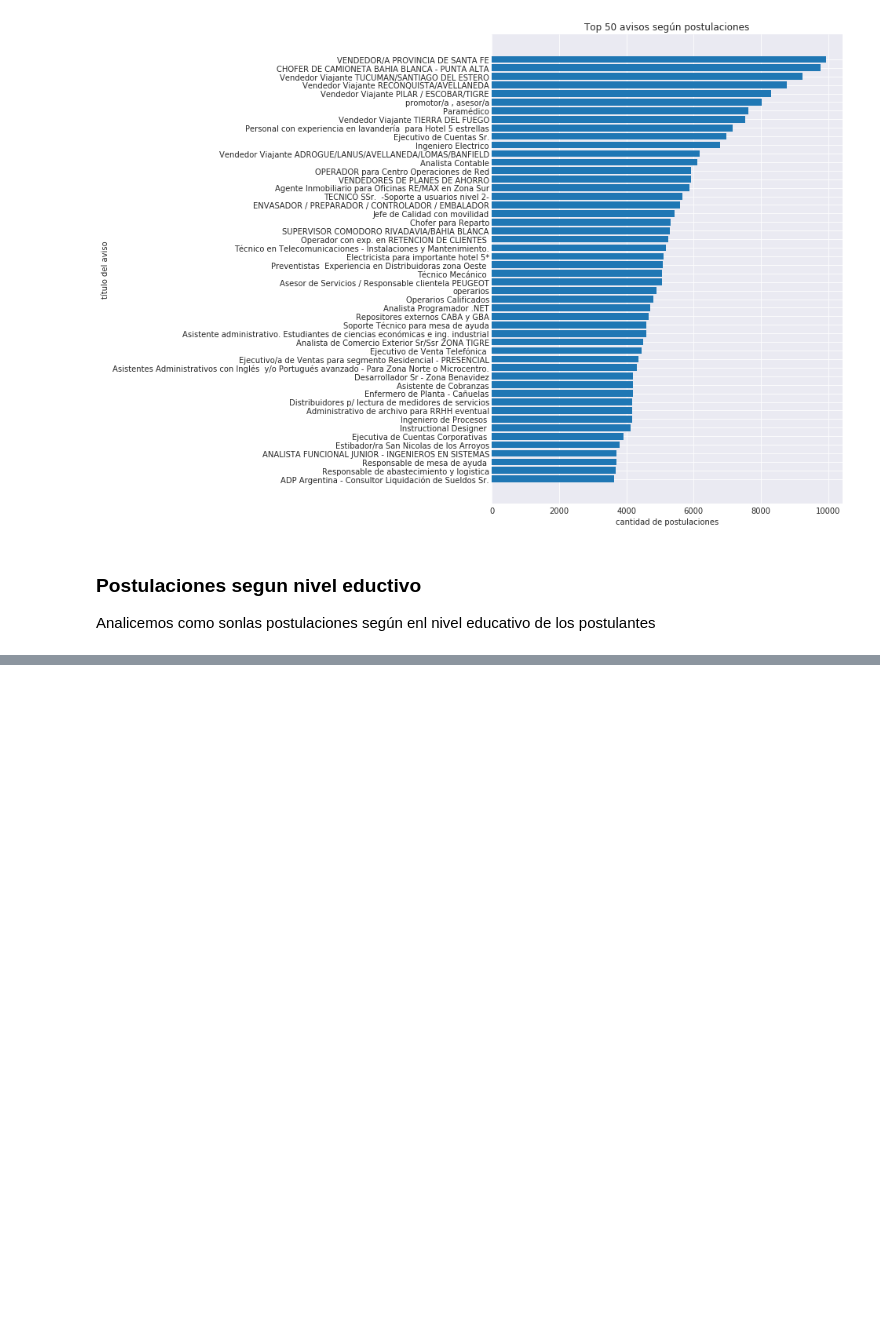
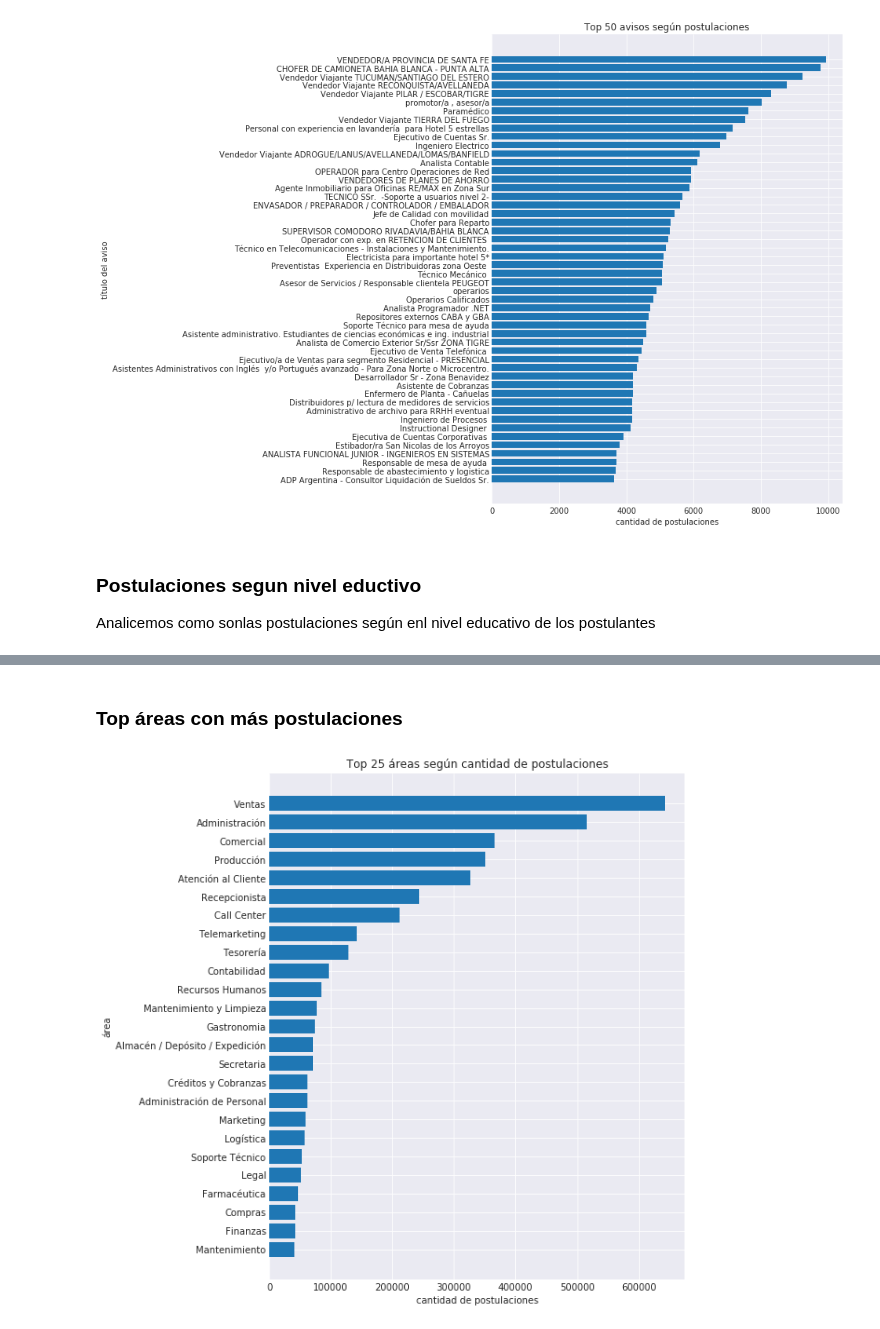
Before and after one commit to tbotalla/Datos1Q2018, a Jupyter notebook: parte1/Postulaciones.ipynb, the cells around one changed output, grey strips where cells are left out. Cells and saved outputs as stored; diff of their text form; code cells hidden in the pictures; blank space fills up the shorter version.

```diff
--- a/parte1/Postulaciones.ipynb
+++ b/parte1/Postulaciones.ipynb
@@ -133,0 +134,12 @@ plt.show()
+# %% [markdown]
+### **Top áreas con más postulaciones**
+# %%
+plot_data = data.area.value_counts().head(25).iloc[::-1]
+plt.figure(figsize=(8,10))
+plt.title('Top 25 áreas según cantidad de postulaciones')
+plt.barh(plot_data.index,plot_data.values)
+plt.xlabel('cantidad de postulaciones')
+plt.ylabel('área')
+plt.show()
+# %% [output]
+[figure, added]
```
Also changed, not shown: parts of 2 cells of this notebook.
